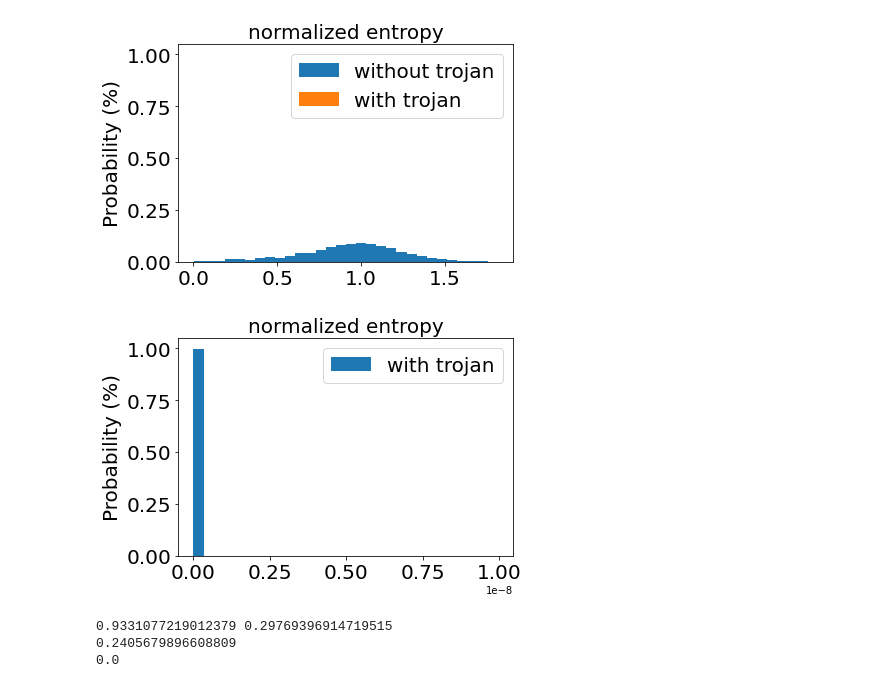
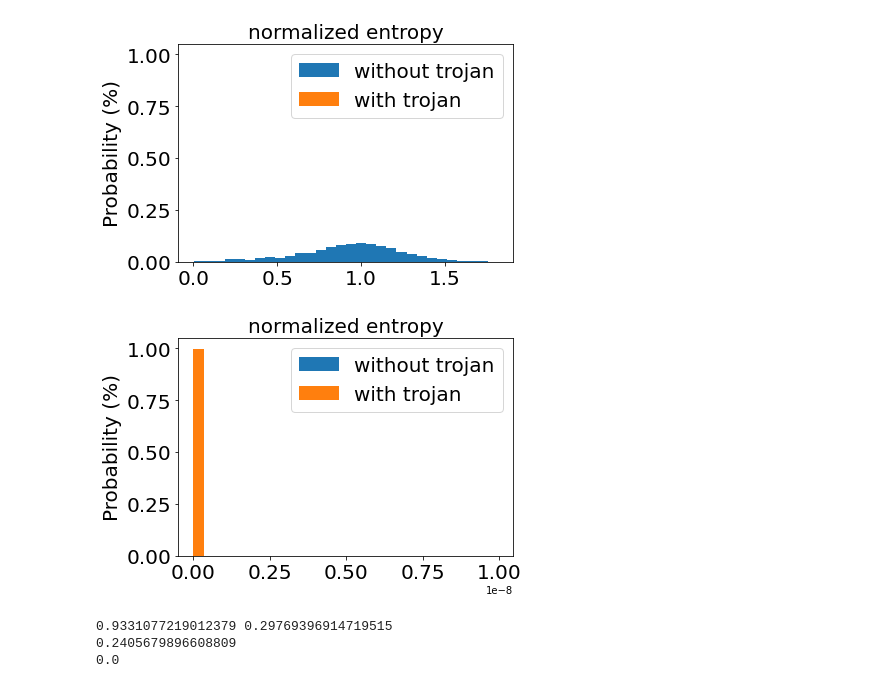
Before and after one commit to amecava/strip, a Jupyter notebook: STRIP_CIFAR10.ipynb, the cells around one changed output. Cells and saved outputs as stored; diff of their text form; code cells hidden in the pictures.

```diff
--- a/STRIP_CIFAR10.ipynb
+++ b/STRIP_CIFAR10.ipynb
@@ -256,19 +256,20 @@ plt.show()
 # %%
 # As trojaned entropy is sometimes too small to be visible.
 # This is to visulize the entropy distribution of the trojaned inputs under such case.
 bins = np.linspace(0, max(entropy_trojan), 30)
+plt.hist(entropy_benigh, bins, weights=np.ones(len(entropy_benigh)) / len(entropy_benigh), alpha=1, label='without trojan')
 plt.hist(entropy_trojan, bins, weights=np.ones(len(entropy_trojan)) / len(entropy_trojan), alpha=1, label='with trojan')
 
 
 plt.legend(loc='upper right', fontsize = 20)
 plt.ylabel('Probability (%)', fontsize = 20)
 plt.title('normalized entropy', fontsize = 20)
 plt.tick_params(labelsize=20)
 
 fig1 = plt.gcf()
 plt.show()
 # %% [output]
-[figure, old version]
+[figure, new version]
 # %%
 import scipy
 import scipy.stats
```
